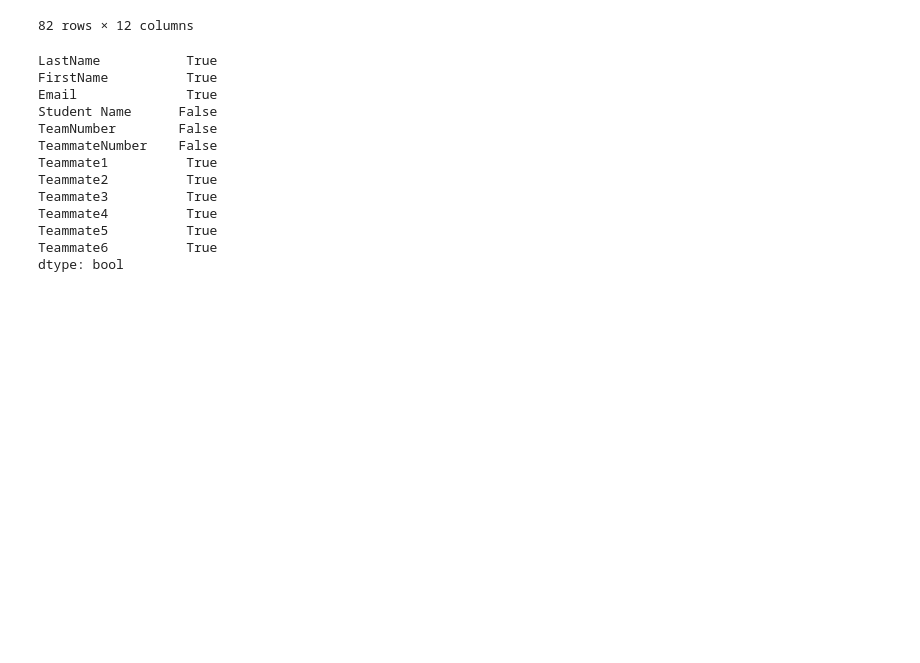
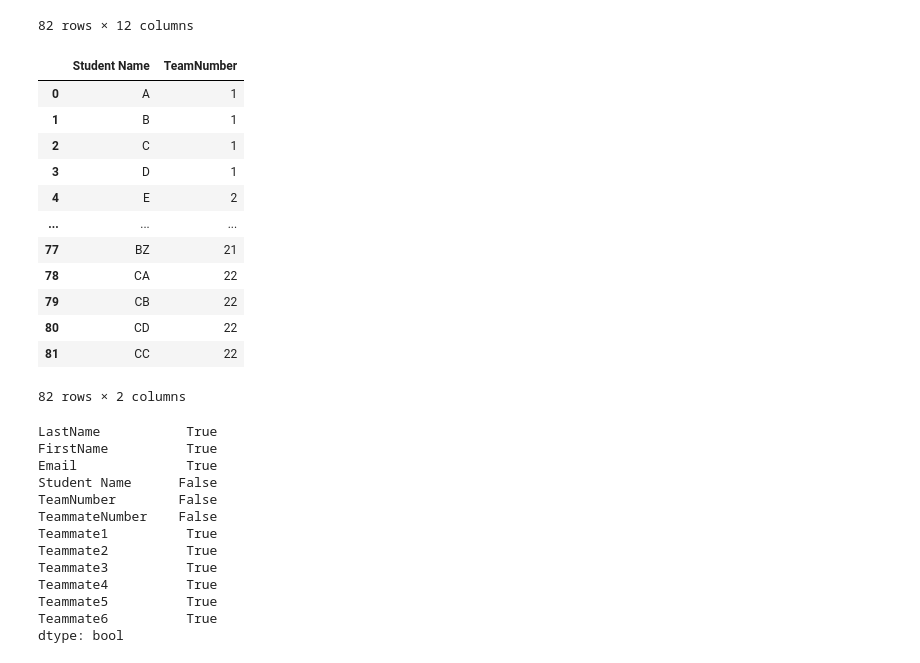
Before and after one commit to PaulDTP/haas, a Jupyter notebook: eda.ipynb, the cells around one changed output. Saved outputs shown, nothing was run; the diff lists cells and outputs as text; code cells hidden in the pictures; blank space fills up the shorter version.

```diff
--- a/eda.ipynb
+++ b/eda.ipynb
@@ -42,6 +42,22 @@ roster
 | 80 | NaN | NaN | NaN | CD | 22 | 3 | NaN | NaN | ... |
 | 81 | NaN | NaN | NaN | CC | 22 | 4 | NaN | NaN | ... |
 82 rows × 12 columns
+# %%
+roster.iloc[:,3:5]
+# %% [output]
+|  | Student Name | TeamNumber |
+| 0 | A | 1 |
+| 1 | B | 1 |
+| 2 | C | 1 |
+| 3 | D | 1 |
+| 4 | E | 2 |
+| ... | ... | ... |
+| 77 | BZ | 21 |
+| 78 | CA | 22 |
+| 79 | CB | 22 |
+| 80 | CD | 22 |
+| 81 | CC | 22 |
+82 rows × 2 columns
 # %%
 roster.isna().all()
 # %% [output]
```
Also changed, not shown: parts of 5 cells of this notebook.
